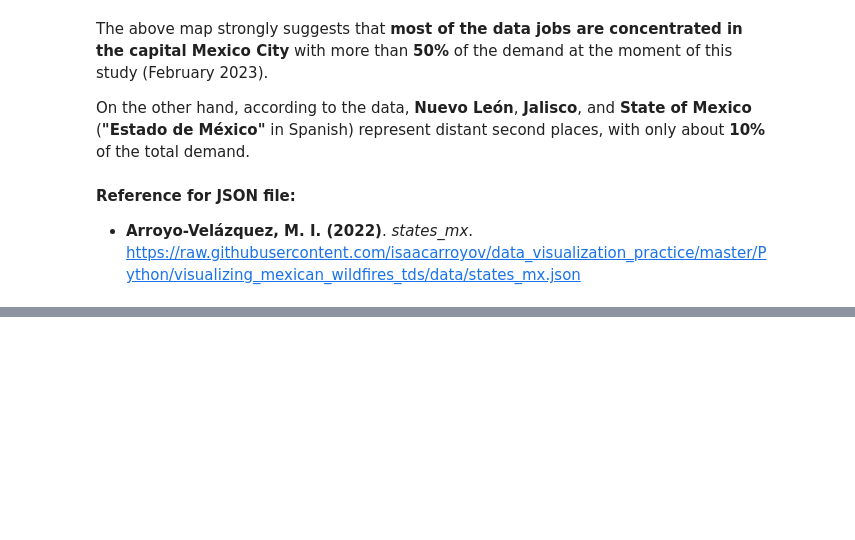
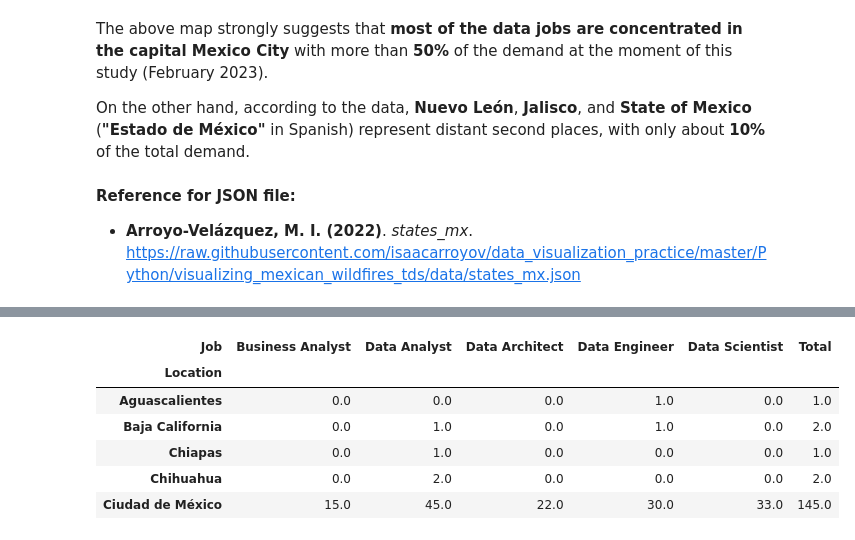
Before and after one commit to DanielEduardoLopez/DataJobs-MX2023, a Jupyter notebook: 2_DataJobsMX2023_DataAnalysis.ipynb, the cells around one changed output, grey strips where cells are left out. Cells and saved outputs as stored; diff of their text form; code cells hidden in the pictures; blank space fills up the shorter version.

```diff
--- a/2_DataJobsMX2023_DataAnalysis.ipynb
+++ b/2_DataJobsMX2023_DataAnalysis.ipynb
@@ -993,0 +998,14 @@ On the other hand, according to the data, **Nuevo León**, **Jalisco**, and **St
+# %%
+# Preparing dataframe of jobs per location
+jobs_per_location_df = (df.pivot_table(index = 'Location', columns = 'Job', values = 'Company', aggfunc = 'count')
+                    .fillna(0).drop("Not Disclosed"))
+jobs_per_location_df['Total'] = jobs_per_location_df.sum(axis=1, numeric_only= True)
+jobs_per_location_df.head()
+# %% [output]
+| Job | Business Analyst | Data Analyst | Data Architect | Data Engineer | Data Scientist | Total |
+| Location |  |  |  |  |  |  |
+| Aguascalientes | 0.0 | 0.0 | 0.0 | 1.0 | 0.0 | 1.0 |
+| Baja California | 0.0 | 1.0 | 0.0 | 1.0 | 0.0 | 2.0 |
+| Chiapas | 0.0 | 1.0 | 0.0 | 0.0 | 0.0 | 1.0 |
+| Chihuahua | 0.0 | 2.0 | 0.0 | 0.0 | 0.0 | 2.0 |
+| Ciudad de México | 15.0 | 45.0 | 22.0 | 30.0 | 33.0 | 145.0 |
```
Also changed, not shown: parts of 17 cells of this notebook.
